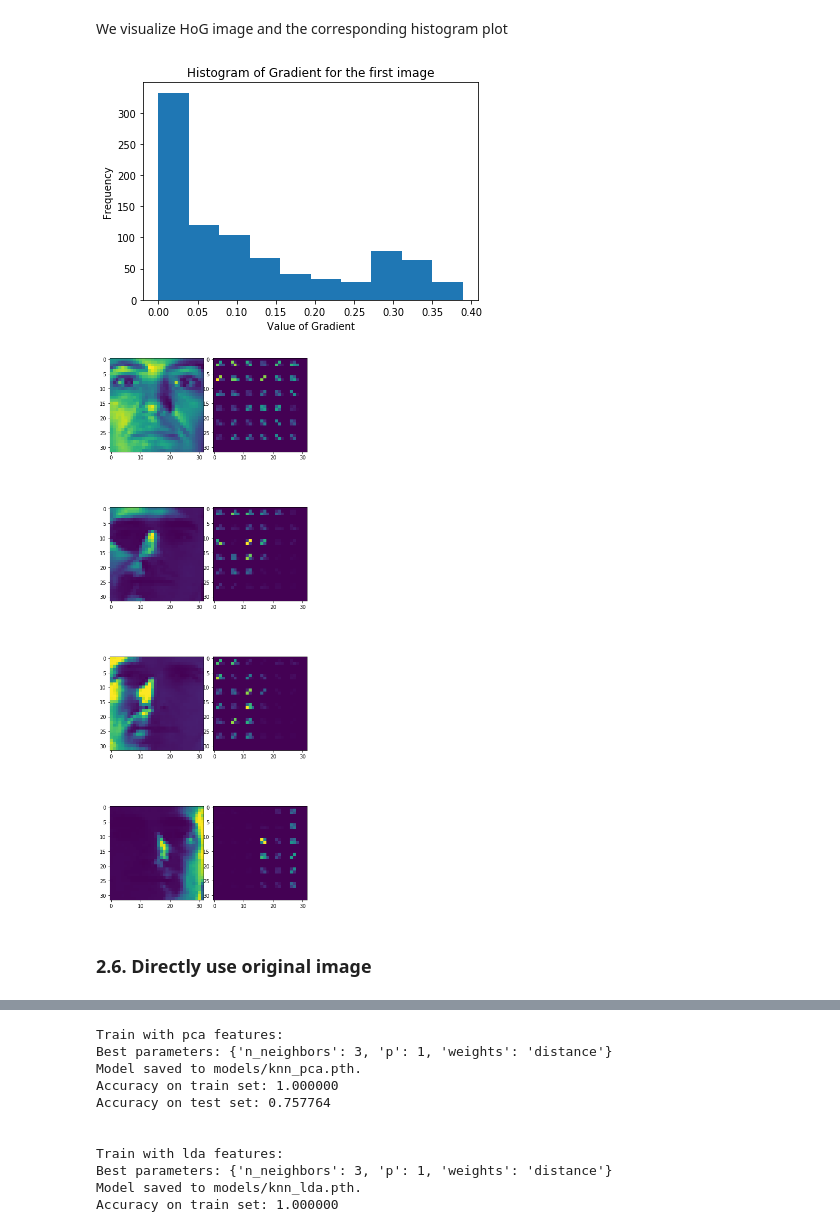
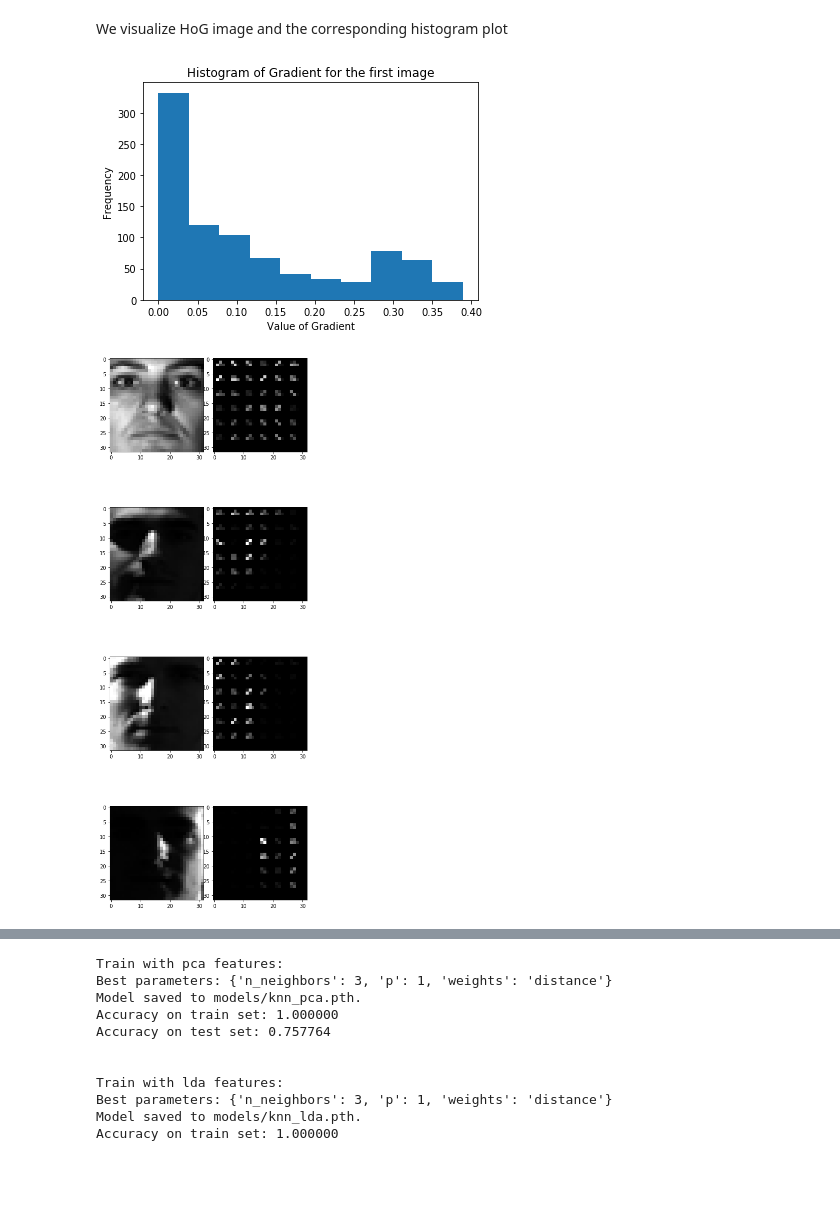
Before and after one commit to RLee-xy/Facial-Recognition-1, a Jupyter notebook: demo.ipynb, the cells around one changed output, grey strips where cells are left out. Drawn from its saved outputs; the diff is of its cells as text; code cells hidden in the pictures; blank space fills up the shorter version.

```diff
--- a/demo.ipynb
+++ b/demo.ipynb
@@ -310,24 +468,22 @@ We visualize HoG image and the corresponding histogram plot
 # %%
 from skimage import exposure
 
 # Histogram for first image
 plt.hist(hog_train[0])
 plt.title("Histogram of Gradient for the first image")
 plt.ylabel("Frequency")
 plt.xlabel("Value of Gradient")
 plt.show()
 
 # Plot first four image
 image, _ = next(iter(train_loader))
 for i in range(len(image)):
     plt.subplot(4,2,2*i+1)
-    plt.imshow(image[i].squeeze().numpy())
+    plt.imshow(image[i].squeeze().numpy(), cmap='gray')
     hog_image_rescale = exposure.rescale_intensity(hog_images_train[i], in_range=(0, 100))
     plt.subplot(4,2,2*i+2)
-    plt.imshow(hog_image_rescale)
+    plt.imshow(hog_image_rescale, cmap='gray')
 plt.subplots_adjust(left=0,top=4, bottom=0, hspace=0.1, wspace=0.1)
 # %% [output]
 [figure]
-[figure, old version]
+[figure, new version]
-# %% [markdown]
-### 2.6. Directly use original image ###
```
Also changed, not shown: parts of 78 cells of this notebook, 17 other files.
